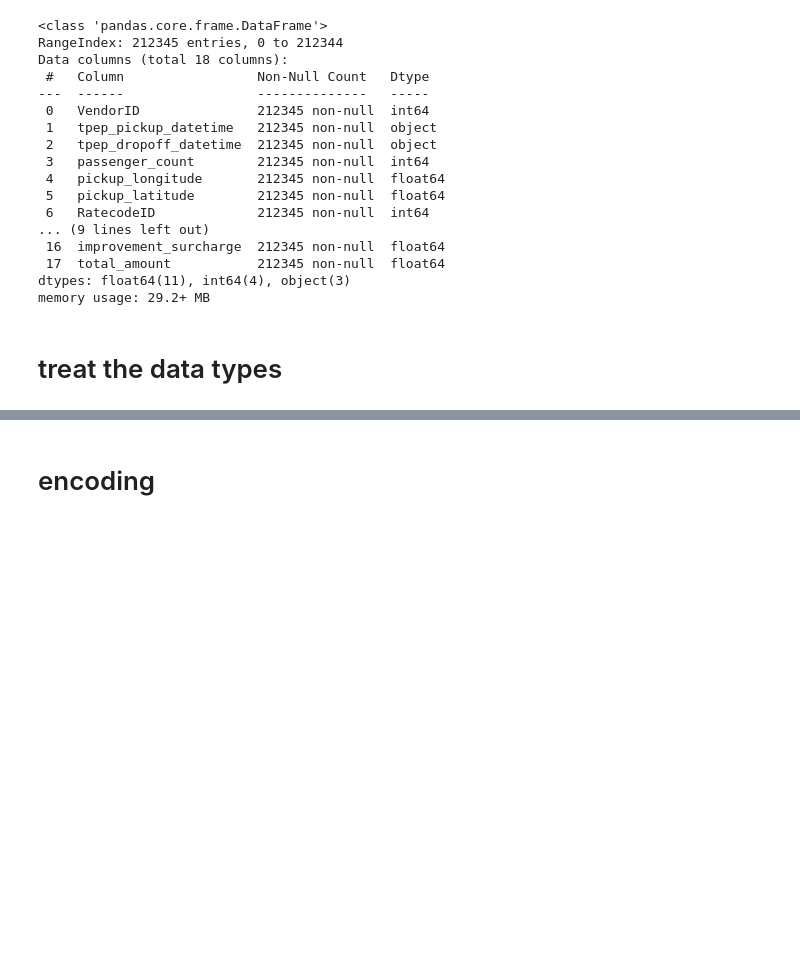
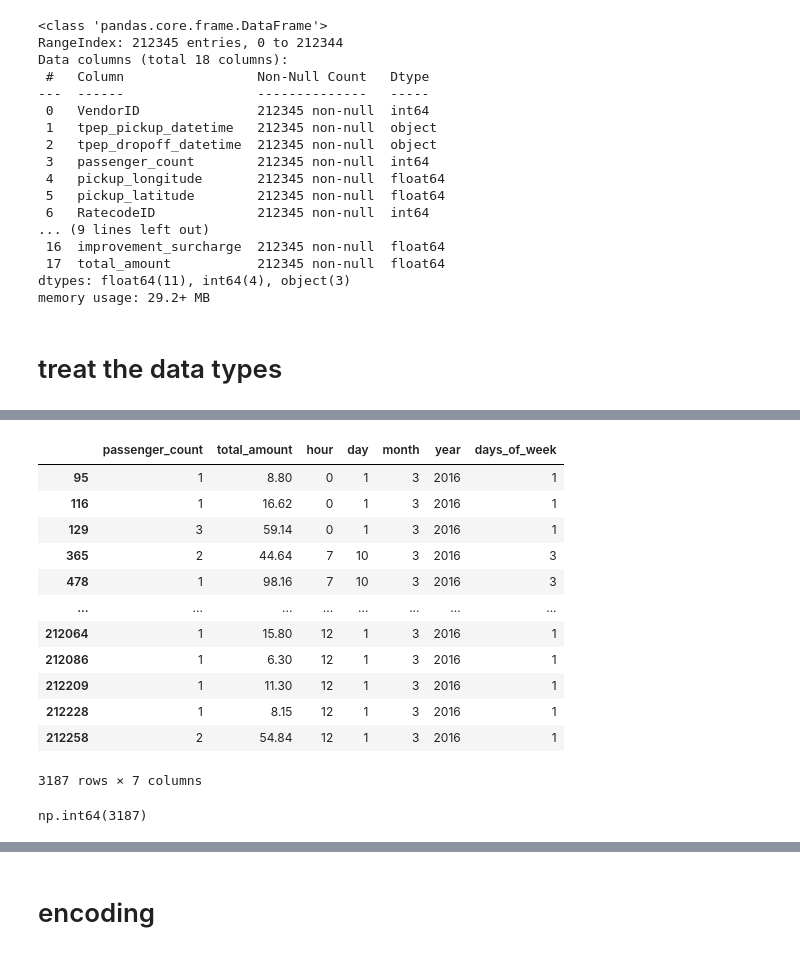
Before and after one commit to Jabaananth/DS_TripFare-Predicting-Urban-Taxi-Fare, a Jupyter notebook: trip_Fare_project_final.ipynb, the cells around one changed output, grey strips where cells are left out. Cells and saved outputs as stored; diff of their text form; code cells hidden in the pictures; blank space fills up the shorter version.

```diff
--- a/trip_Fare_project_final.ipynb
+++ b/trip_Fare_project_final.ipynb
@@ -80,0 +202,20 @@ data.drop(["tpep_pickup_datetime","tpep_dropoff_datetime","VendorID","store_and_
+# %%
+data[data['travel_dist_KM'] == 0].drop('travel_dist_KM', axis=1)
+# %% [output]
+|  | passenger_count | total_amount | hour | day | month | year | days_of_week |
+| 95 | 1 | 8.80 | 0 | 1 | 3 | 2016 | 1 |
+| 116 | 1 | 16.62 | 0 | 1 | 3 | 2016 | 1 |
+| 129 | 3 | 59.14 | 0 | 1 | 3 | 2016 | 1 |
+| 365 | 2 | 44.64 | 7 | 10 | 3 | 2016 | 3 |
+| 478 | 1 | 98.16 | 7 | 10 | 3 | 2016 | 3 |
+| ... | ... | ... | ... | ... | ... | ... | ... |
+| 212064 | 1 | 15.80 | 12 | 1 | 3 | 2016 | 1 |
+| 212086 | 1 | 6.30 | 12 | 1 | 3 | 2016 | 1 |
+| 212209 | 1 | 11.30 | 12 | 1 | 3 | 2016 | 1 |
+| 212228 | 1 | 8.15 | 12 | 1 | 3 | 2016 | 1 |
+| 212258 | 2 | 54.84 | 12 | 1 | 3 | 2016 | 1 |
+3187 rows × 7 columns
+# %%
+(data['travel_dist_KM'] == 0).sum()
+# %% [output]
+np.int64(3187)
```
Also changed, not shown: parts of 21 cells of this notebook.
